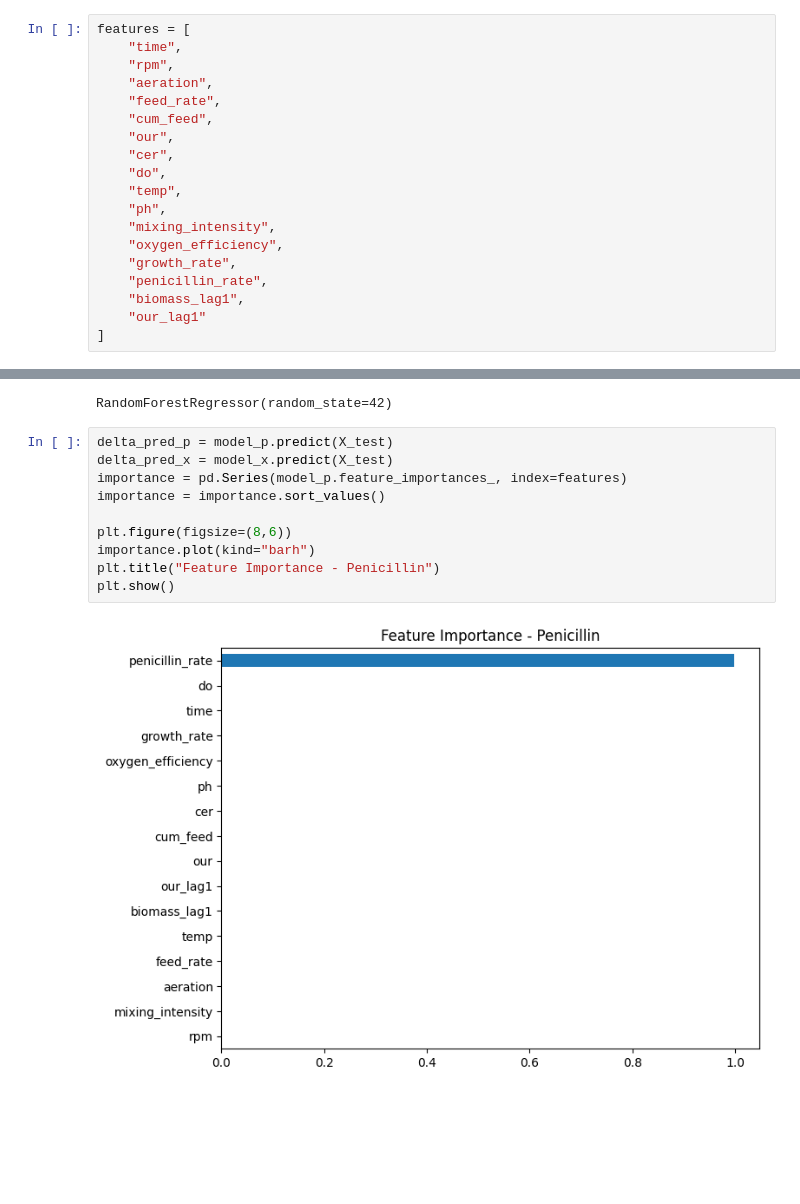
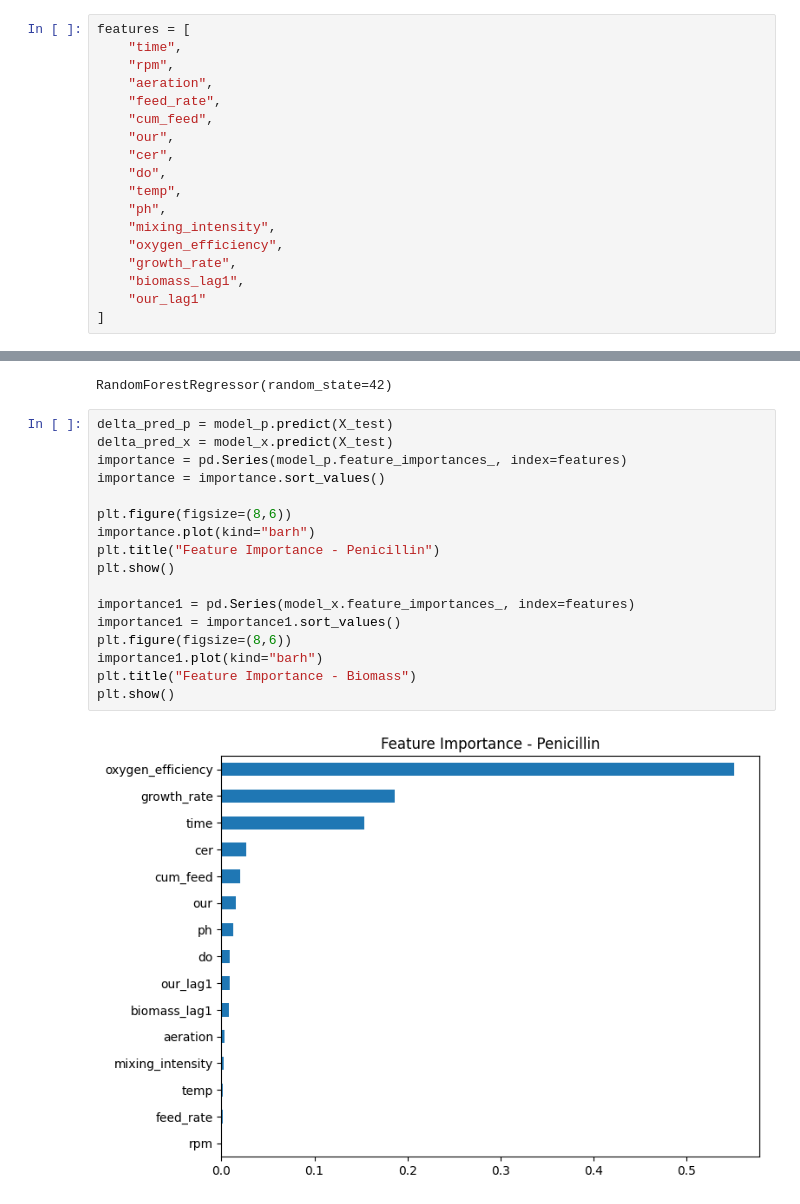
Before and after one commit to asingh1711/penicillin-bioreactor-optimization, a Jupyter notebook: Notebooks/03_model_training.ipynb, the cells around one changed output, grey strips where cells are left out. Cells and saved outputs as stored; diff of their text form; blank space fills up the shorter version.

```diff
--- a/Notebooks/03_model_training.ipynb
+++ b/Notebooks/03_model_training.ipynb
@@ -109,7 +109,6 @@ features = [
     "mixing_intensity",
     "oxygen_efficiency",
     "growth_rate",
-    "penicillin_rate",
     "biomass_lag1",
     "our_lag1"
 ]
@@ -143,12 +142,19 @@ RandomForestRegressor(random_state=42)
 # %%
 delta_pred_p = model_p.predict(X_test)
 delta_pred_x = model_x.predict(X_test)
 importance = pd.Series(model_p.feature_importances_, index=features)
 importance = importance.sort_values()
 
 plt.figure(figsize=(8,6))
 importance.plot(kind="barh")
 plt.title("Feature Importance - Penicillin")
 plt.show()
+
+importance1 = pd.Series(model_x.feature_importances_, index=features)
+importance1 = importance1.sort_values()
+plt.figure(figsize=(8,6))
+importance1.plot(kind="barh")
+plt.title("Feature Importance - Biomass")
+plt.show()
 # %% [output]
-[figure, old version]
+[figure, new version]
```
Also changed, not shown: parts of 2 cells of this notebook.
